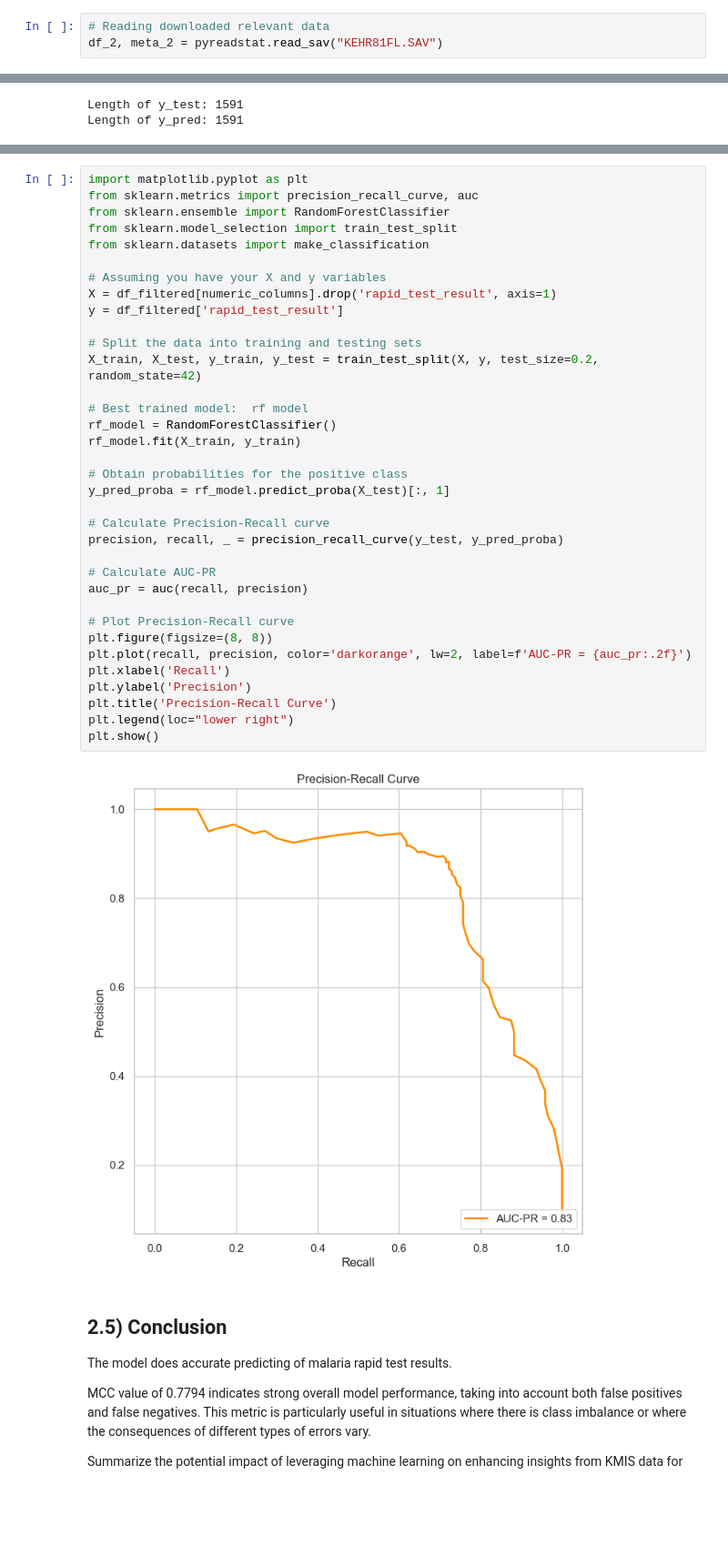
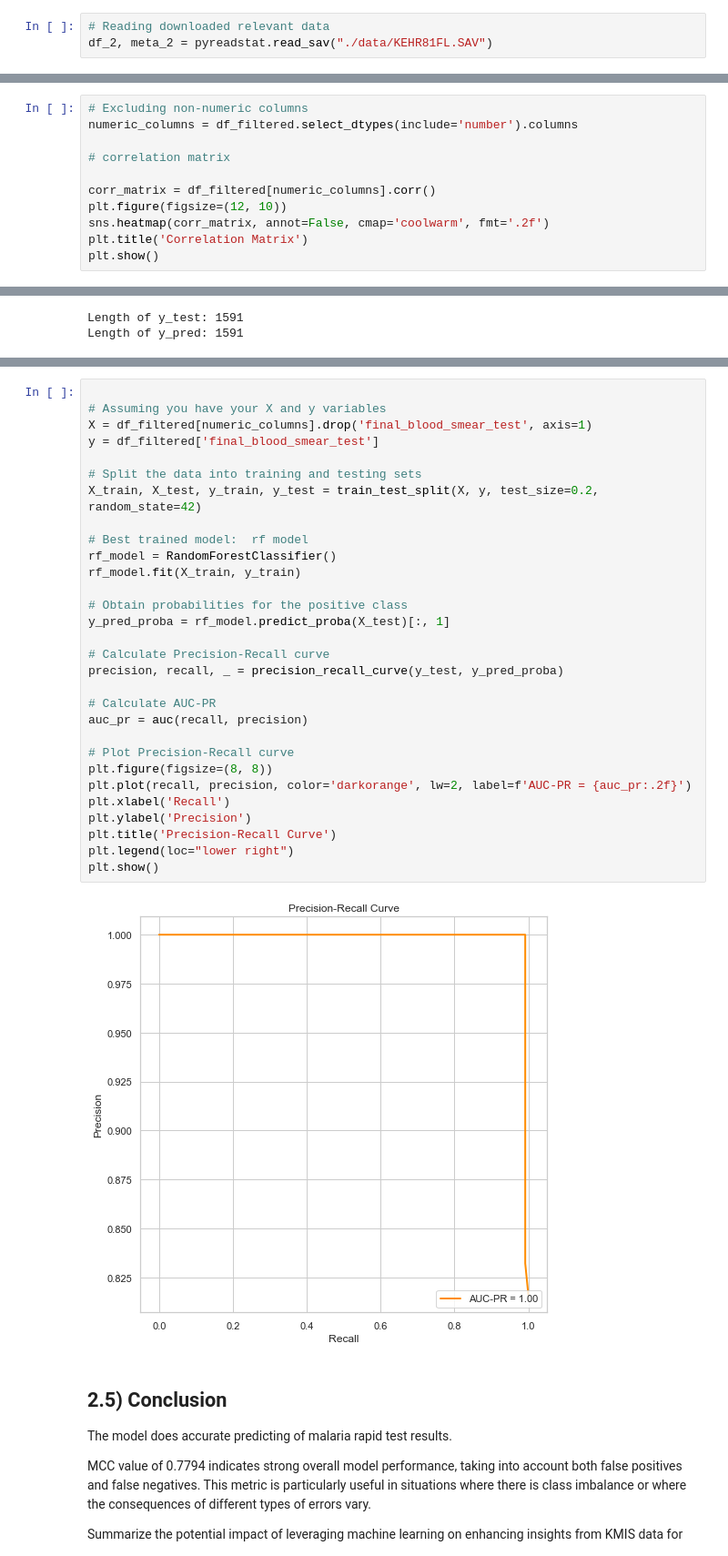
Before and after one commit to Dominic-Mu/dsc-phase-5-group-14-project, a Jupyter notebook: index.ipynb, the cells around one changed output, grey strips where cells are left out. Shown at 91% size. Cells and saved outputs as stored; diff of their text form; blank space fills up the shorter version.

Commit message:
Update made to the jupyter notebook modelling and evaluation

```diff
--- a/index.ipynb
+++ b/index.ipynb
@@ -104,4 +105,4 @@ from sklearn.metrics import plot_confusion_matrix, precision_recall_curve, auc,
 For this project, we will use the data under the file path `data/....` This folder contains the Kenya Demographic and Health Survey-Malaria Indicator Survey (KDHS-MIS) dataset in `SAV File Format`. The dataset represents historical data on malaria prevalence in the different region distribution, hence this data will be modified for the purpose of the analysis.
 # %%
 # Reading downloaded relevant data
-df_2, meta_2 = pyreadstat.read_sav("KEHR81FL.SAV")
+df_2, meta_2 = pyreadstat.read_sav("./data/KEHR81FL.SAV")
@@ -1191,0 +1180,11 @@ plt.show()
+# %%
+# Excluding non-numeric columns
+numeric_columns = df_filtered.select_dtypes(include='number').columns
+
+# correlation matrix
+
+corr_matrix = df_filtered[numeric_columns].corr()
+plt.figure(figsize=(12, 10))
+sns.heatmap(corr_matrix, annot=False, cmap='coolwarm', fmt='.2f')
+plt.title('Correlation Matrix')
+plt.show()
@@ -1780,40 +1749,35 @@ AUC-PR: 0.8186390877487618
 # %%
-import matplotlib.pyplot as plt
-from sklearn.metrics import precision_recall_curve, auc
-from sklearn.ensemble import RandomForestClassifier
-from sklearn.model_selection import train_test_split
-from sklearn.datasets import make_classification
 
 # Assuming you have your X and y variables
-X = df_filtered[numeric_columns].drop('rapid_test_result', axis=1)
-y = df_filtered['rapid_test_result']
+X = df_filtered[numeric_columns].drop('final_blood_smear_test', axis=1)
+y = df_filtered['final_blood_smear_test']
 
 # Split the data into training and testing sets
 X_train, X_test, y_train, y_test = train_test_split(X, y, test_size=0.2, random_state=42)
 
 # Best trained model:  rf model
 rf_model = RandomForestClassifier()
 rf_model.fit(X_train, y_train)
 
 # Obtain probabilities for the positive class
 y_pred_proba = rf_model.predict_proba(X_test)[:, 1]
 
 # Calculate Precision-Recall curve
 precision, recall, _ = precision_recall_curve(y_test, y_pred_proba)
 
 # Calculate AUC-PR
 auc_pr = auc(recall, precision)
 
 # Plot Precision-Recall curve
 plt.figure(figsize=(8, 8))
 plt.plot(recall, precision, color='darkorange', lw=2, label=f'AUC-PR = {auc_pr:.2f}')
 plt.xlabel('Recall')
 plt.ylabel('Precision')
 plt.title('Precision-Recall Curve')
 plt.legend(loc="lower right")
 plt.show()
 # %% [output]
-[figure, old version]
+[figure, new version]
 # %% [markdown]
 ## 2.5) Conclusion
 
```
Also changed, not shown: parts of 37 cells of this notebook, 4 other files.
